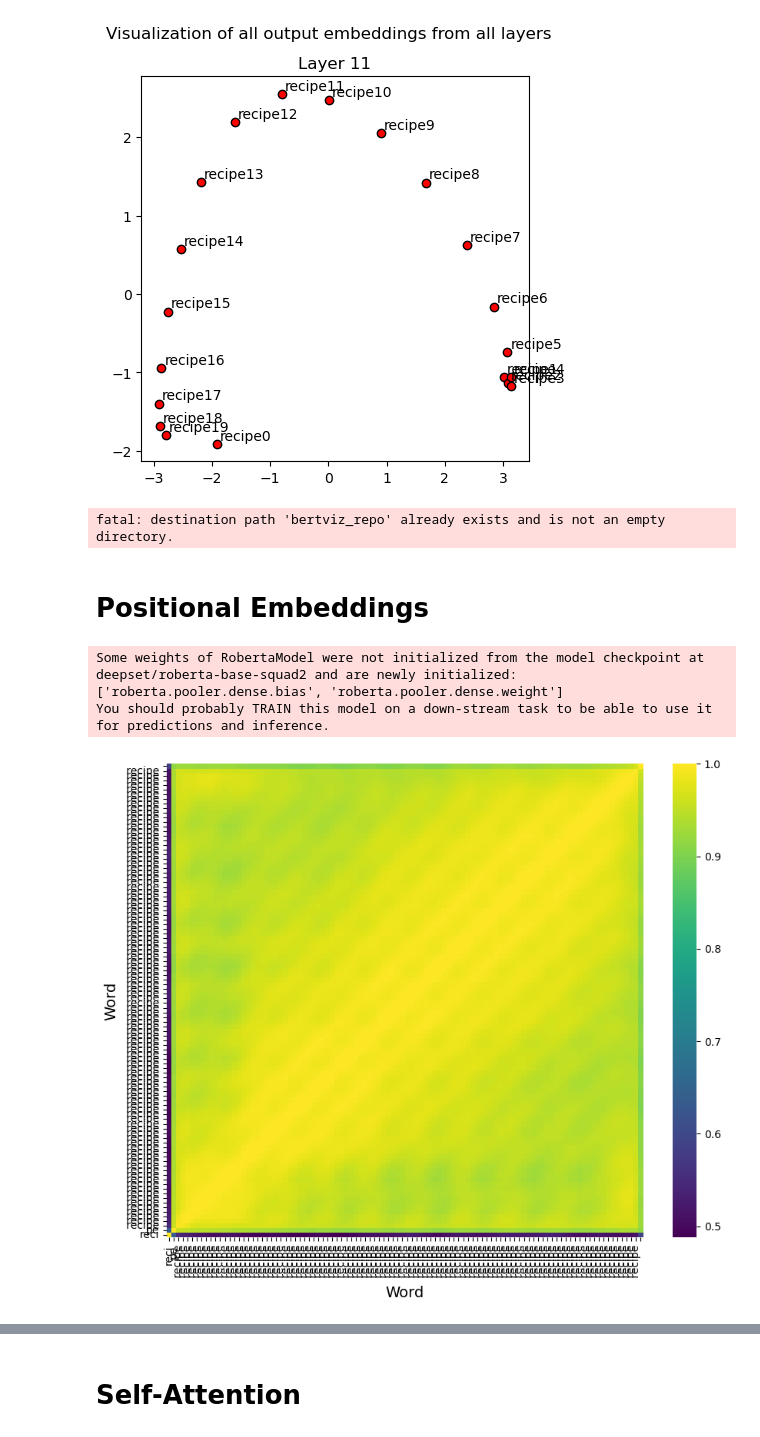
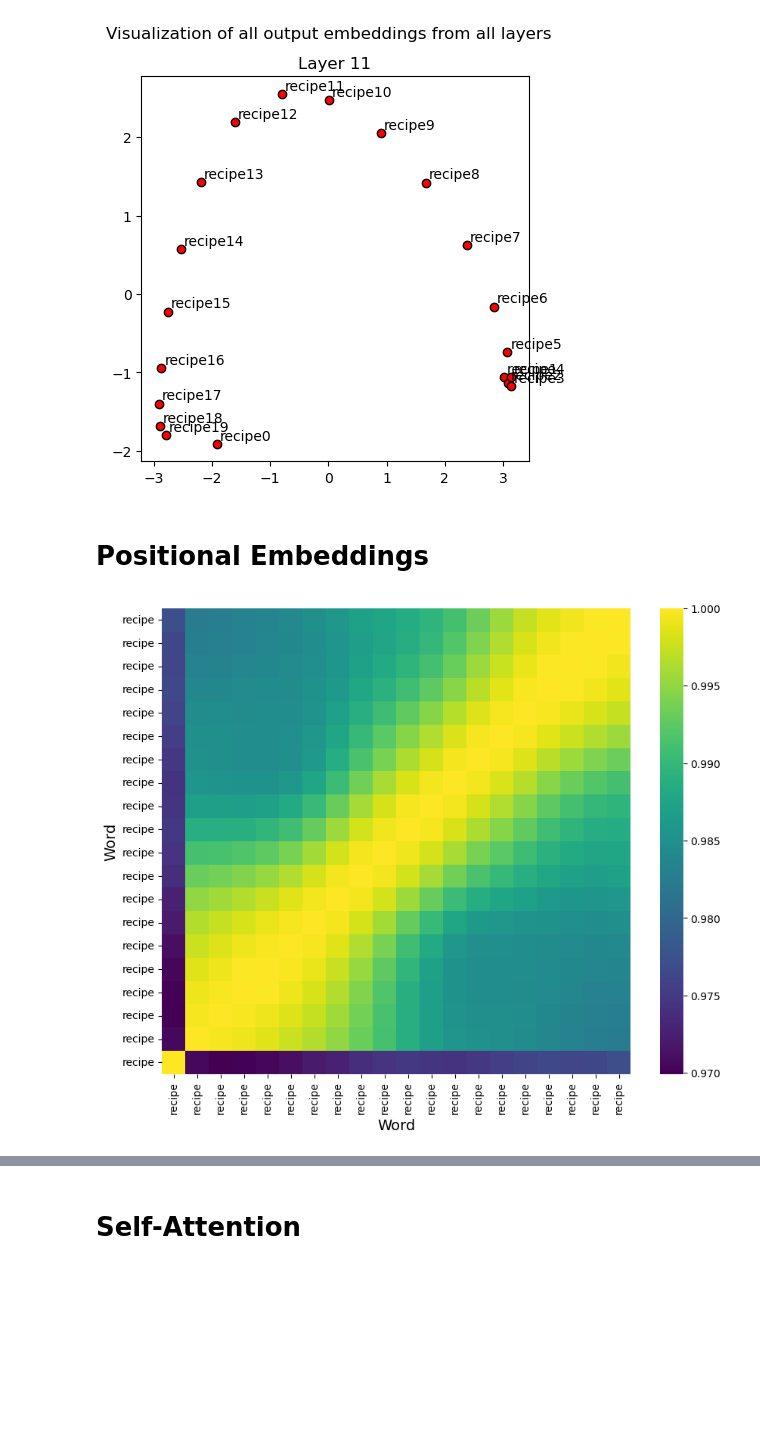
Before and after one commit to vladbug/CookingBot, a Jupyter notebook: plots.ipynb, the cells around one changed output, grey strips where cells are left out. Cells and saved outputs as stored; diff of their text form; code cells hidden in the pictures; blank space fills up the shorter version.

```diff
--- a/plots.ipynb
+++ b/plots.ipynb
@@ -92,10 +88,11 @@ plt.show()
 [figure]
 # %%
 
-sentence_a = "recipe "*20
 model_name = "bert-base-uncased"
 tokenizer = BertTokenizer.from_pretrained(model_name)
 model = BertModel.from_pretrained(model_name, output_hidden_states=True, output_attentions=True)
+
+sentence_a = "recipe "*20
 inputs = tokenizer.encode_plus(sentence_a, return_tensors='pt', add_special_tokens=False, max_length = 512, truncation = True)
 
 input_ids = inputs['input_ids']
@@ -114,15 +111,11 @@ english_stopwords.add('</s>')
 
 layer = 11
 
-rows = 3
-cols = 4
-fig, ax_full = plt.subplots(1, 1)
+fig, ax = plt.subplots(1, 1)
 fig.set_figheight(5)
 fig.set_figwidth(5)
-plt.rcParams.update({'font.size': 6})
+plt.rcParams.update({'font.size': 10})
 
-ax = ax_full
-plt.rcParams.update({'font.size': 10})
 current_hidden_state = hidden_states[layer][0].detach().numpy()
 
 if current_hidden_state.shape[1] == 2:
@@ -148,56 +141,38 @@ plt.show()
 [nltk_data]     C:\Users\ASUS\AppData\Roaming\nltk_data...
 [nltk_data]   Package stopwords is already up-to-date!
 [figure]
-# %%
-import sys
-!test -d bertviz_repo && echo "FYI: bertviz_repo directory already exists, to pull latest version uncomment this line: !rm -r bertviz_repo"
-# !rm -r bertviz_repo # Uncomment if you need a clean pull from repo
-!test -d bertviz_repo || git clone https://github.com/jessevig/bertviz bertviz_repo
-if not 'bertviz_repo' in sys.path:
-  sys.path += ['bertviz_repo']
-
-
-from bertviz import model_view, head_view
-# %% [output]
-fatal: destination path 'bertviz_repo' already exists and is not an empty directory.
 # %% [markdown]
 # Positional Embeddings
 # %%
 
 
 # Load pre-trained BERT model and tokenizer
 model_name = "bert-base-uncased"
 tokenizer = BertTokenizer.from_pretrained(model_name)
 model = BertModel.from_pretrained(model_name, output_hidden_states=True, output_attentions=True)
 
-# tokenizer = AutoTokenizer.from_pretrained("sentence-transformers/all-mpnet-base-v2")
-# model = AutoModel.from_pretrained("sentence-transformers/all-mpnet-base-v2", output_hidden_states=True, output_attentions=True)
-# Choose a token to visualize its positional embeddings
-token = "recipe "*50
+token = "recipe "*20
+
 token_ids = tokenizer.encode(token, add_special_tokens=False, return_tensors="pt")[0]
-# Prepare input for the model
 input_ids = token_ids.unsqueeze(0)  # Add batch dimension
 
 # Get positional embeddings from the BERT model
 with torch.no_grad():
     outputs = model(input_ids)
     embeddings = outputs.hidden_states[12][0].numpy()  # shape: (seq_len, hidden_dim)
 
 # Compute cosine similarity between word embeddings
 similarity_matrix = cosine_similarity(embeddings)
 
 # Prepare words for y-axis
 words = [tokenizer.decode([id]) for id in token_ids]
 
 # Plot similarity matrix
 plt.figure(figsize=(10, 8))
 ax = sns.heatmap(similarity_matrix, cmap="viridis", yticklabels=words, xticklabels=words)
 ax.invert_yaxis()
 plt.xlabel("Word", fontsize=14)
 plt.ylabel("Word", fontsize=14)
-#plt.title(f"Similarity Matrix for token '{token}'", fontsize=16)
 plt.show()
 # %% [output]
-Some weights of RobertaModel were not initialized from the model checkpoint at deepset/roberta-base-squad2 and are newly initialized: ['roberta.pooler.dense.bias', 'roberta.pooler.dense.weight']
-You should probably TRAIN this model on a down-stream task to be able to use it for predictions and inference.
-[figure, old version]
+[figure, new version]
```
Also changed, not shown: parts of 18 cells of this notebook.
